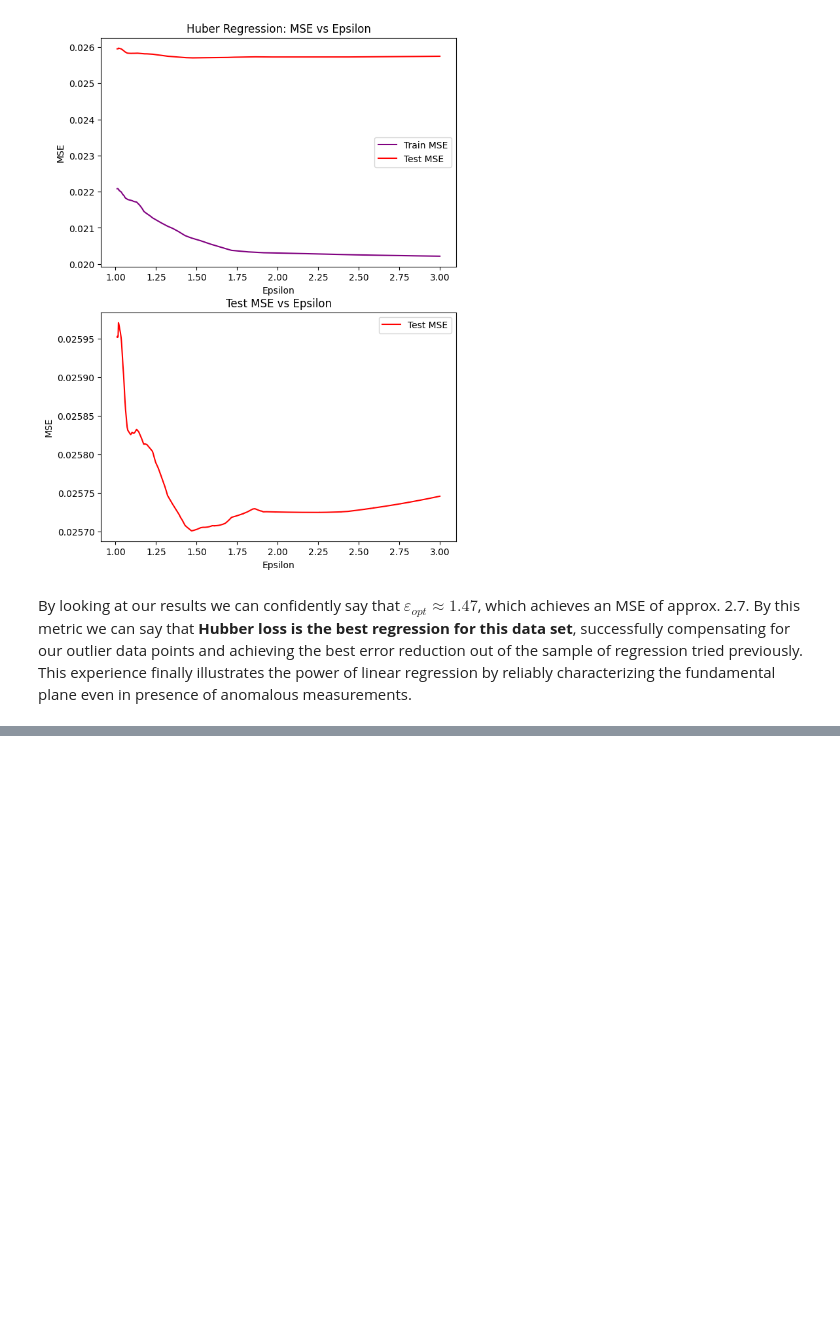
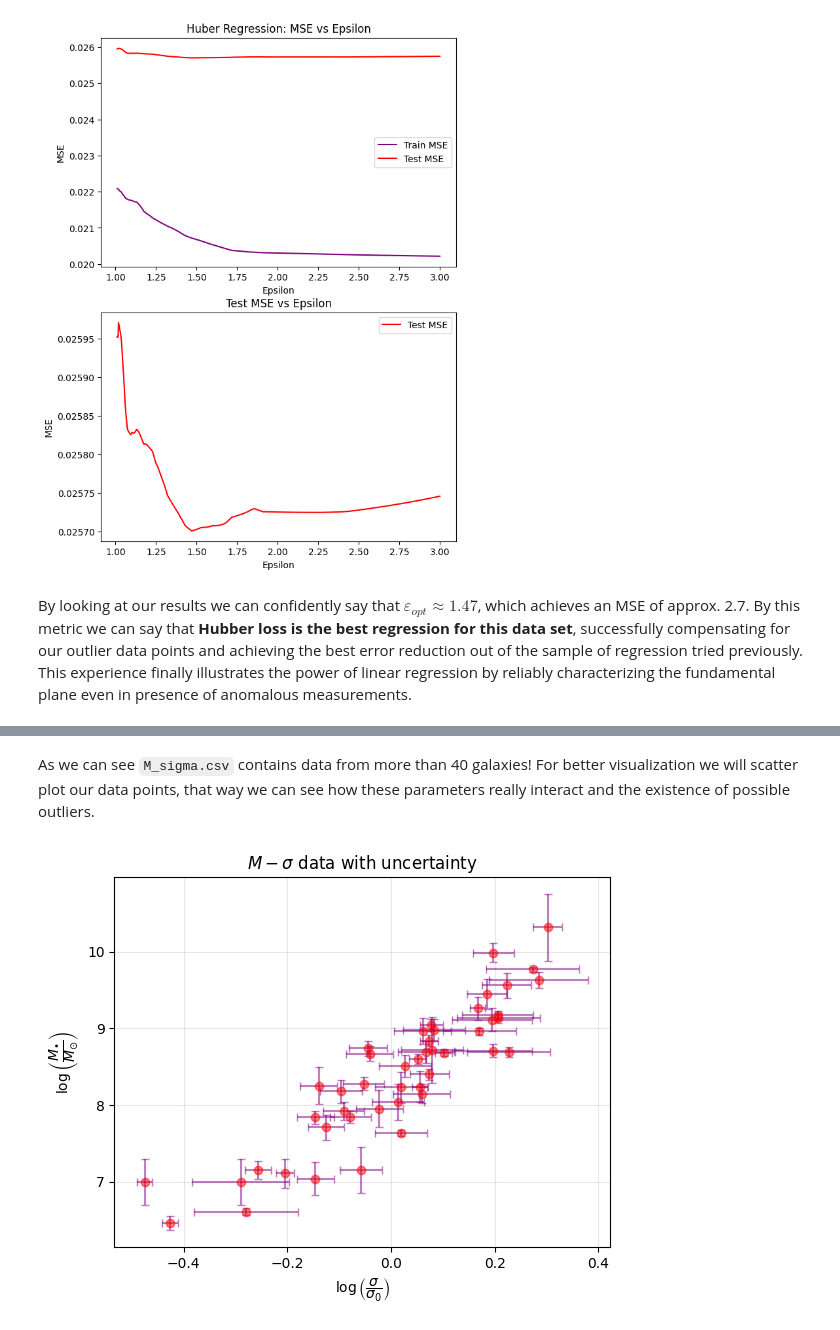
Before and after one commit to conichito/AS4501, a Jupyter notebook: Homework 1/Tarea-1.ipynb, the cells around one changed output, grey strips where cells are left out. Saved outputs shown, nothing was run; the diff lists cells and outputs as text; code cells hidden in the pictures; blank space fills up the shorter version.

```diff
--- a/Homework 1/Tarea-1.ipynb
+++ b/Homework 1/Tarea-1.ipynb
@@ -446,0 +457,4 @@ By looking at our results we can confidently say that $\varepsilon_{opt} \approx
+# %%
+# We load and visualize the data
+data = pd.read_csv("M_sigma.csv")
+data
@@ -446,0 +475,20 @@ By looking at our results we can confidently say that $\varepsilon_{opt} \approx
+# %% [markdown]
+As we can see `M_sigma.csv` contains data from more than 40 galaxies! For better visualization we will scatter plot our data points, that way we can see how these parameters really interact and the existence of possible outliers.
+# %%
+# Parameters
+
+x = data['logSigma'].values
+y = data['logM'].values
+x_err = data['err_logSigma'].values
+y_err = data['err_logM'].values
+galaxy_type = data['Type'].values
+
+# Scatter plot with errors
+plt.errorbar(x, y, xerr=x_err, yerr=y_err, fmt='o', color = 'red', ecolor='purple', alpha=0.5, capsize=3)
+plt.xlabel(r'$\log \left( \dfrac{\sigma}{\sigma_{0}} \right)$')
+plt.ylabel(r'$\log \left( \dfrac{M_{\bullet}}{M_{\odot}} \right)$')
+plt.title(r'$M - \sigma$ data with uncertainty')
+plt.grid(alpha=0.3)
+plt.show()
+# %% [output]
+[figure, added]
```
Also changed, not shown: parts of 7 cells of this notebook.
